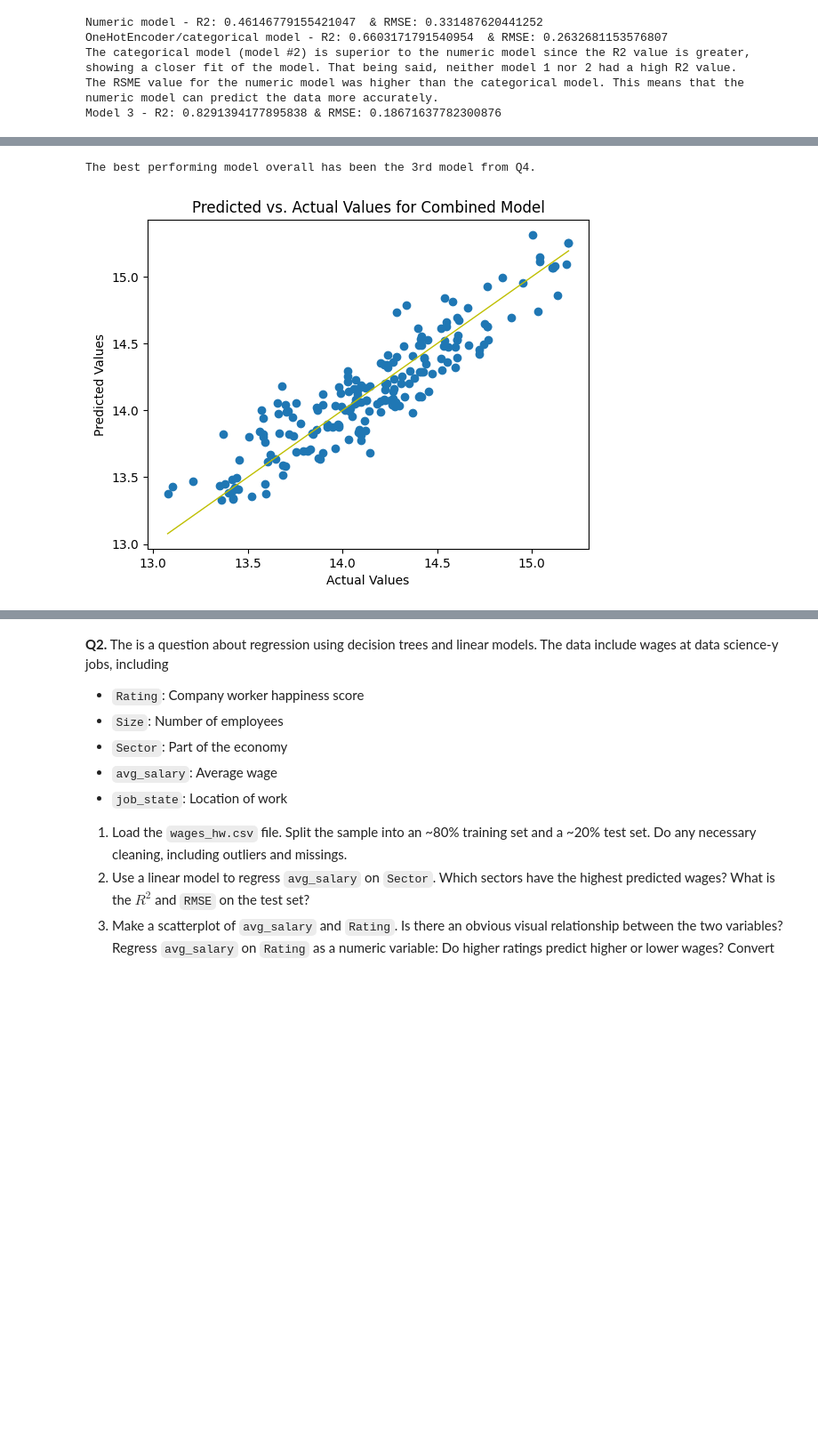
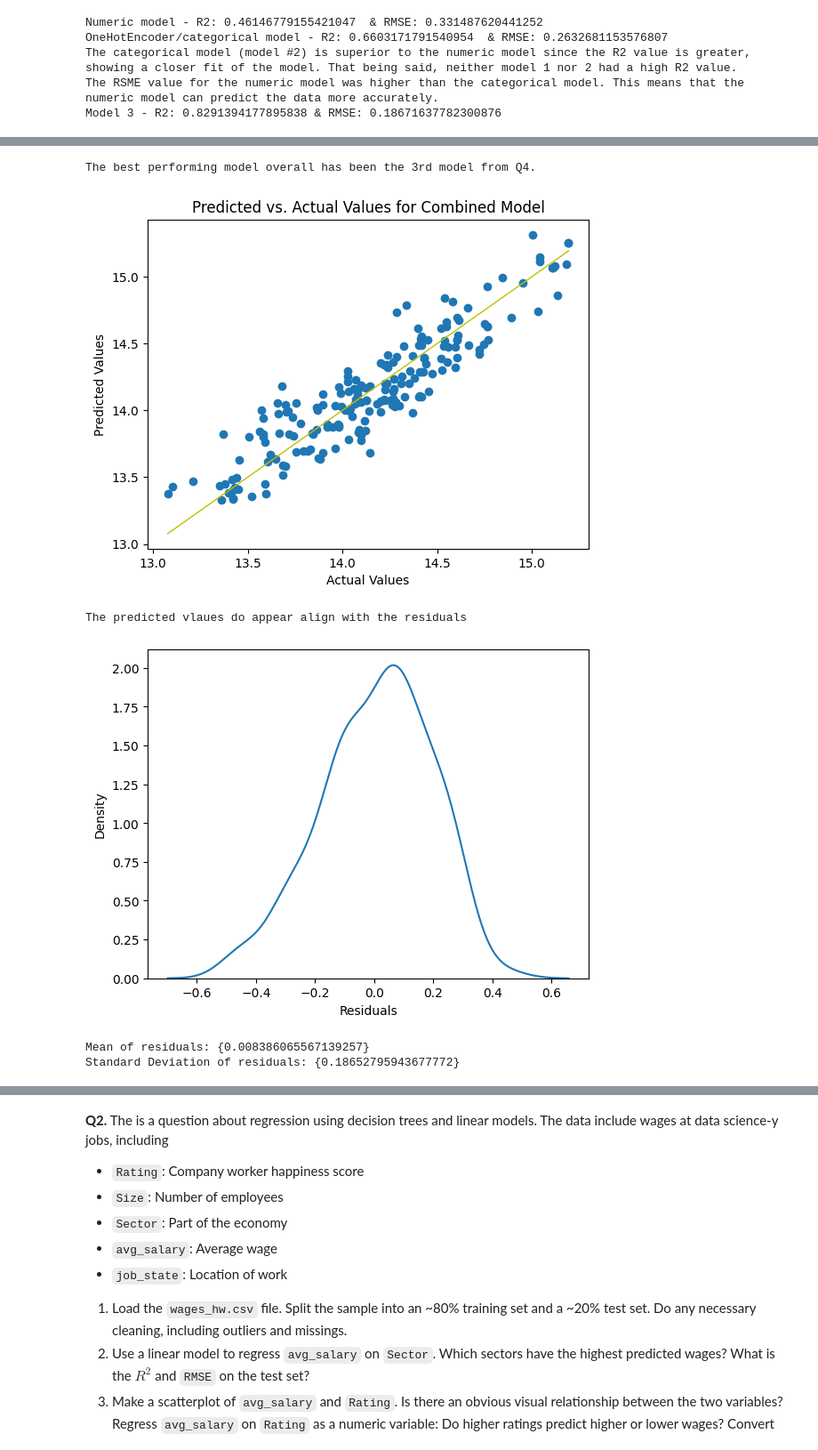
Before and after one commit to das3jk/assignment4, a Jupyter notebook: assignment4.ipynb, the cells around one changed output, grey strips where cells are left out. Shown at 89% size. Cells and saved outputs as stored; diff of their text form; code cells hidden in the pictures; blank space fills up the shorter version.

```diff
--- a/assignment4.ipynb
+++ b/assignment4.ipynb
@@ -197,8 +197,8 @@ combined_X_test = np.concatenate((X_test, OHE_X_test),axis=1)
 
 lr_combined = LinearRegression()
 lr_combined.fit(combined_X_train, y_train)
-combined_y_pred = lr_combined.predict(combined_X_test)
-print('Model 3 - R2:', r2_score(y_test, combined_y_pred), '& RMSE:', mean_squared_error(y_test, combined_y_pred, squared=False))
+combined_y_predictor = lr_combined.predict(combined_X_test)
+print('Model 3 - R2:', r2_score(y_test, combined_y_predictor), '& RMSE:', mean_squared_error(y_test, combined_y_predictor, squared=False))
 # %% [output]
 Numeric model - R2: 0.46146779155421047  & RMSE: 0.331487620441252
 OneHotEncoder/categorical model - R2: 0.6603171791540954  & RMSE: 0.2632681153576807
@@ -268,20 +268,30 @@ Compared to model from part 4 (not 3) the model performed worse, with a lower R2
 # %%
 #Q6
 #For your best model so far, determine the predicted values for the test data and plot them against the true values. Do the predicted values and true values roughly line up along the diagonal, or not?
 print("The best performing model overall has been the 3rd model from Q4.")
 
-plt.scatter(y_test, combined_y_pred)
+plt.scatter(y_test, combined_y_predictor)
 plt.plot([y_test.min(), y_test.max()], [y_test.min(), y_test.max()], '-y', linewidth=1)
 plt.xlabel('Actual Values')
 plt.ylabel('Predicted Values')
 plt.title('Predicted vs. Actual Values for Combined Model')
 plt.show()
 print("The predicted vlaues do appear align with the residuals")
 
 #Compute the residuals/errors for the test data and create a kernel density plot. Do the residuals look roughly bell-shaped around zero? Evaluate the strengths and weaknesses of your model.
 
+residuals = y_test - combined_y_predictor #Calculating residuals; the differences between the observed (actual) values of the dependent variable
+sns.kdeplot(residuals)
+plt.xlabel('Residuals')
+plt.show()
 
-print("The residuals")
+# Evaluate residuals
+print('Mean of residuals:', {np.mean(residuals)})
+print('Standard Deviation of residuals:', {np.std(residuals)})
 # %% [output]
 The best performing model overall has been the 3rd model from Q4.
 [figure]
+The predicted vlaues do appear align with the residuals
+[figure, added]
+Mean of residuals: {0.008386065567139257}
+Standard Deviation of residuals: {0.18652795943677772}
```
Also changed, not shown: parts of 7 cells of this notebook.
